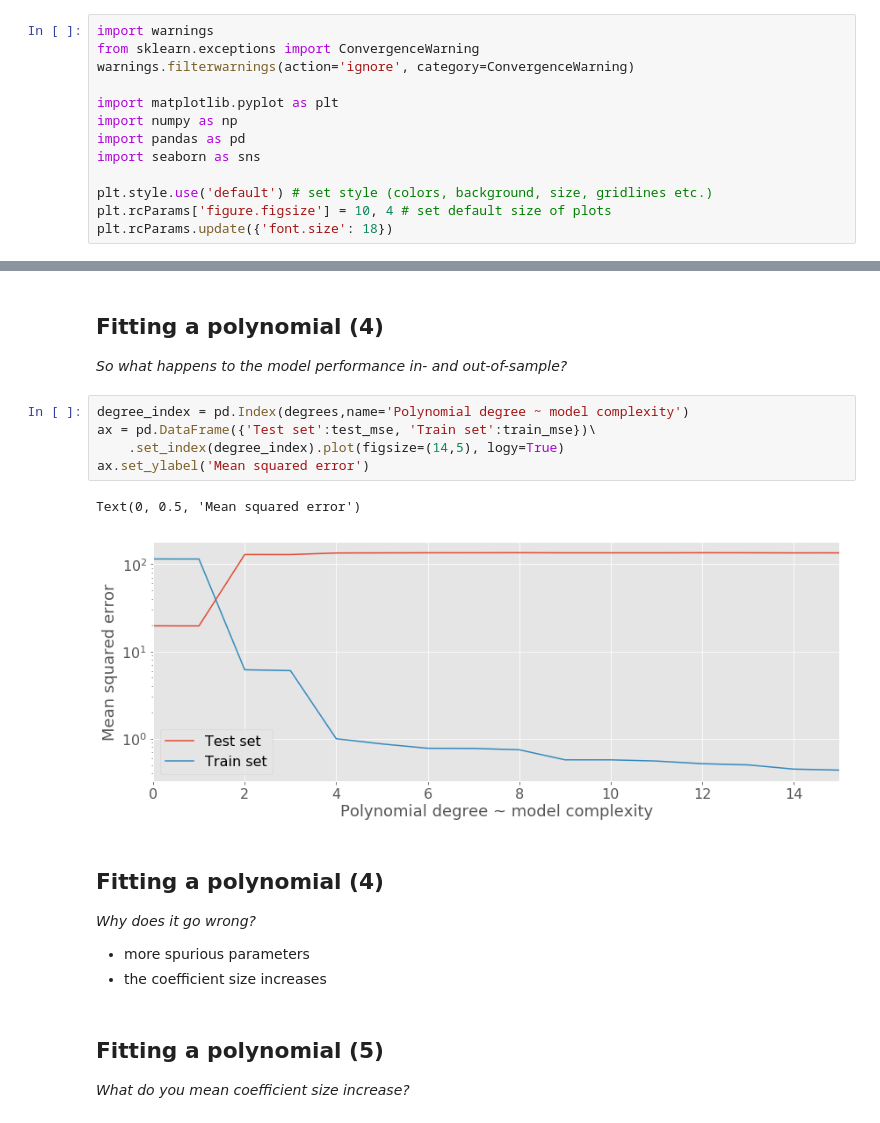
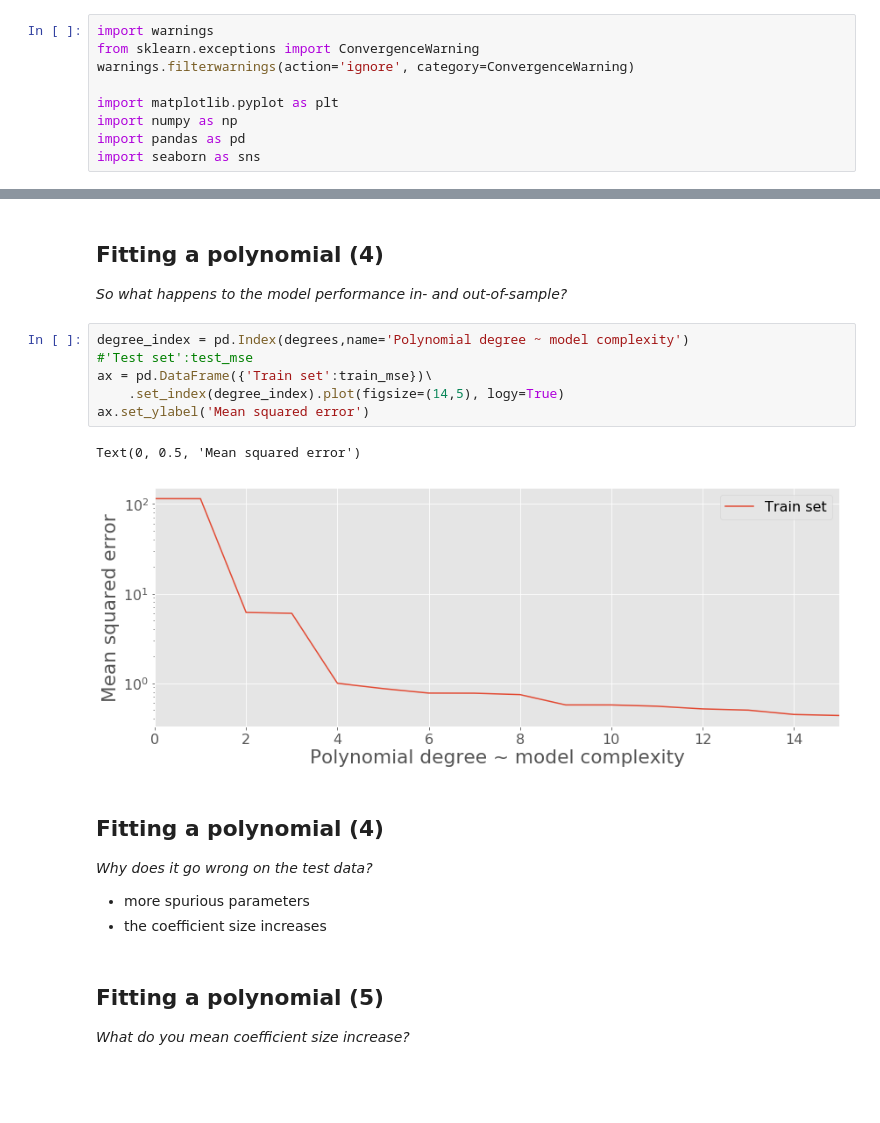
Before and after one commit to abjer/sds2019, a Jupyter notebook: material/session_12/lecture_12.ipynb, the cells around one changed output, grey strips where cells are left out. Drawn from its saved outputs; the diff is of its cells as text; blank space fills up the shorter version.

```diff
--- a/material/session_12/lecture_12.ipynb
+++ b/material/session_12/lecture_12.ipynb
@@ -39,10 +39,6 @@ import matplotlib.pyplot as plt
 import numpy as np
 import pandas as pd
 import seaborn as sns
-
-plt.style.use('default') # set style (colors, background, size, gridlines etc.)
-plt.rcParams['figure.figsize'] = 10, 4 # set default size of plots
-plt.rcParams.update({'font.size': 18})
 # %% [markdown]
 ## Supervised problems (1)
 *How do we distinguish between problems?*
@@ -247,15 +243,16 @@ for p in degrees:
 *So what happens to the model performance in- and out-of-sample?*
 # %%
 degree_index = pd.Index(degrees,name='Polynomial degree ~ model complexity')
-ax = pd.DataFrame({'Test set':test_mse, 'Train set':train_mse})\
+#'Test set':test_mse
+ax = pd.DataFrame({'Train set':train_mse})\
     .set_index(degree_index).plot(figsize=(14,5), logy=True)
 ax.set_ylabel('Mean squared error')
 # %% [output]
 Text(0, 0.5, 'Mean squared error')
-[figure, old version]
+[figure, new version]
 # %% [markdown]
 ## Fitting a polynomial (4)
-*Why does it go wrong?*
+*Why does it go wrong on the test data?*
 - more spurious parameters
 - the coefficient size increases
 # %% [markdown]
```
Also changed, not shown: parts of 8 cells of this notebook, 6 other files.
